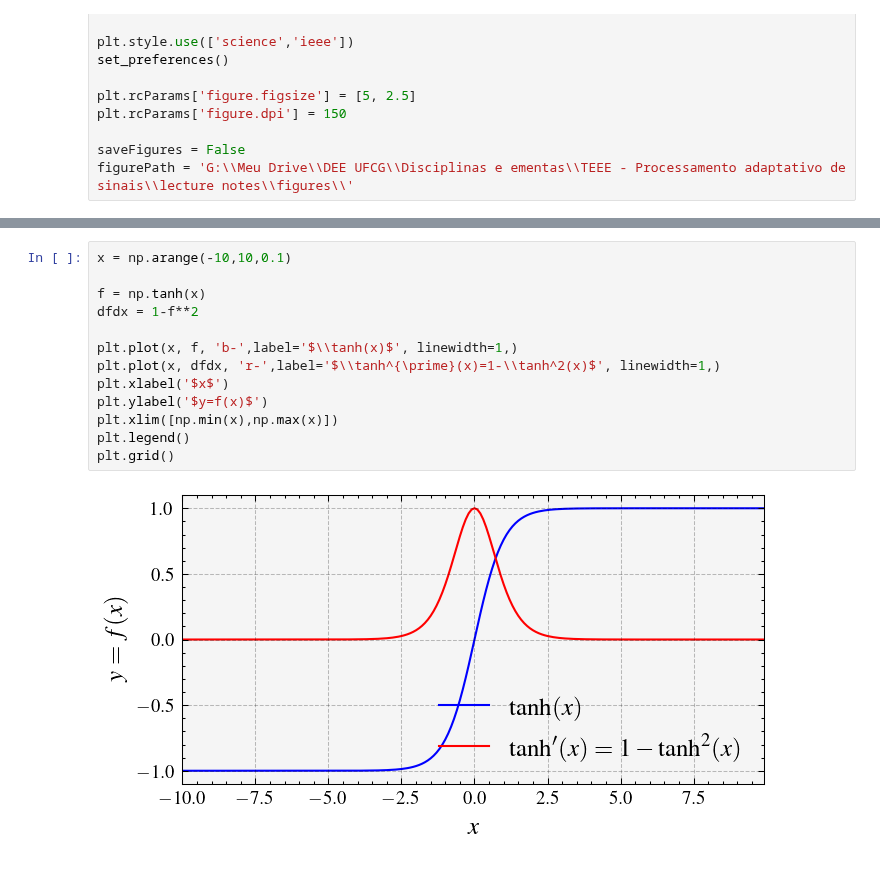
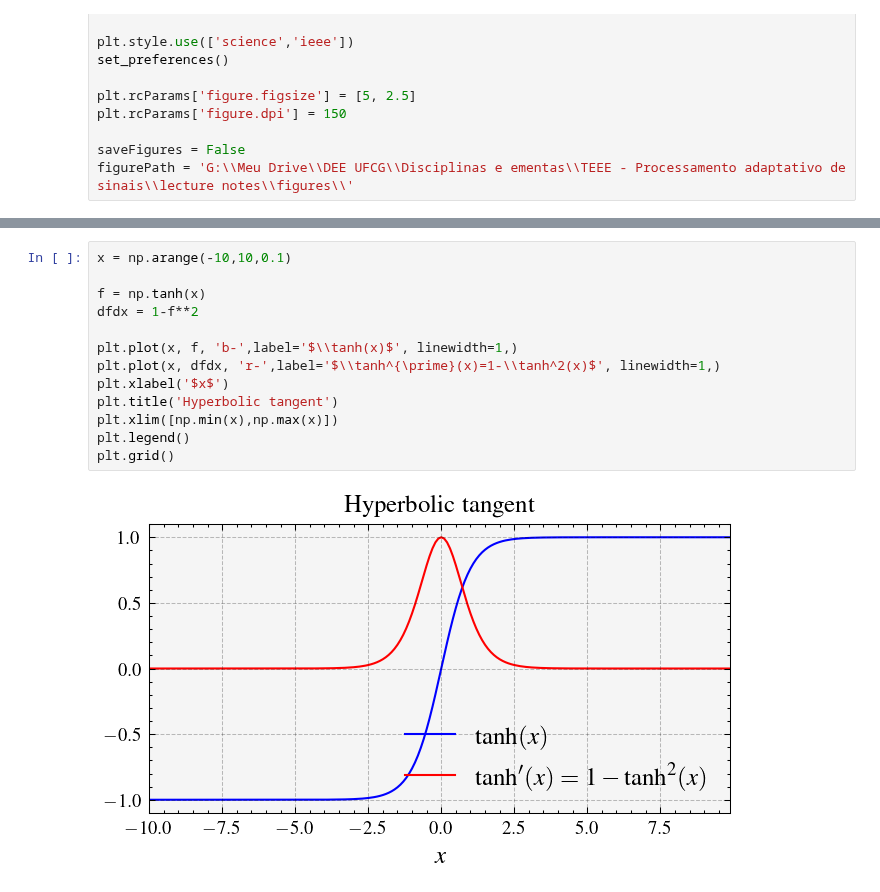
Before and after one commit to edsonportosilva/AdaptiveSignalProcessing, a Jupyter notebook: notebooks/8. MLP Neural Networks.ipynb, the cells around one changed output, grey strips where cells are left out. Cells and saved outputs as stored; diff of their text form.

```diff
--- a/notebooks/8. MLP Neural Networks.ipynb
+++ b/notebooks/8. MLP Neural Networks.ipynb
@@ -59,18 +60,18 @@ plt.grid()
 # %%
 x = np.arange(-10,10,0.1)
 
 f = np.tanh(x)
 dfdx = 1-f**2
 
 plt.plot(x, f, 'b-',label='$\\tanh(x)$', linewidth=1,)
 plt.plot(x, dfdx, 'r-',label='$\\tanh^{\prime}(x)=1-\\tanh^2(x)$', linewidth=1,)
 plt.xlabel('$x$')
-plt.ylabel('$y=f(x)$')
+plt.title('Hyperbolic tangent')
 plt.xlim([np.min(x),np.max(x)])
 plt.legend()
 plt.grid()
 # %% [output]
-[figure, old version]
+[figure, new version]
 # %%
 def ReLU(x):
     return x * (x > 0)
```
Also changed, not shown: parts of 16 cells of this notebook.
